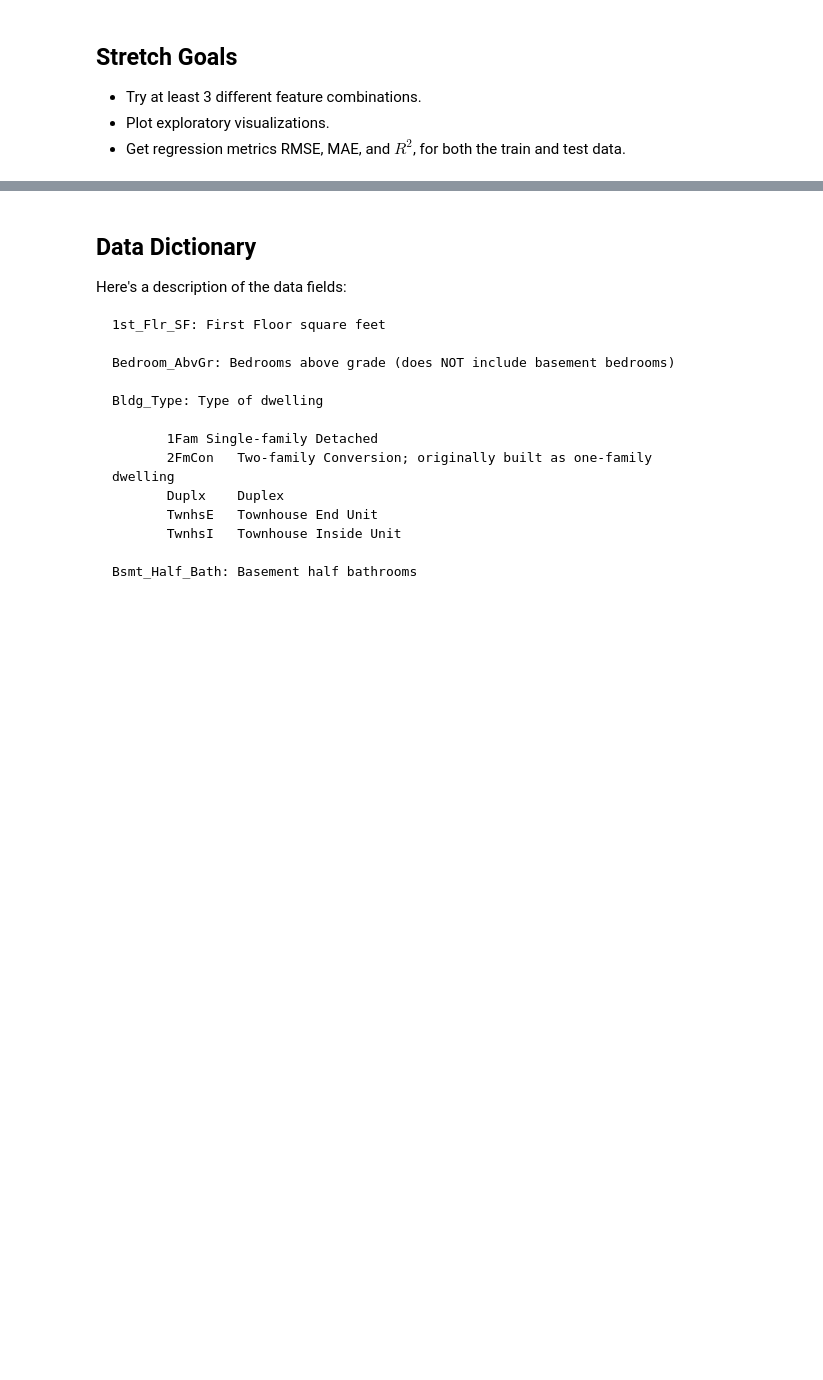
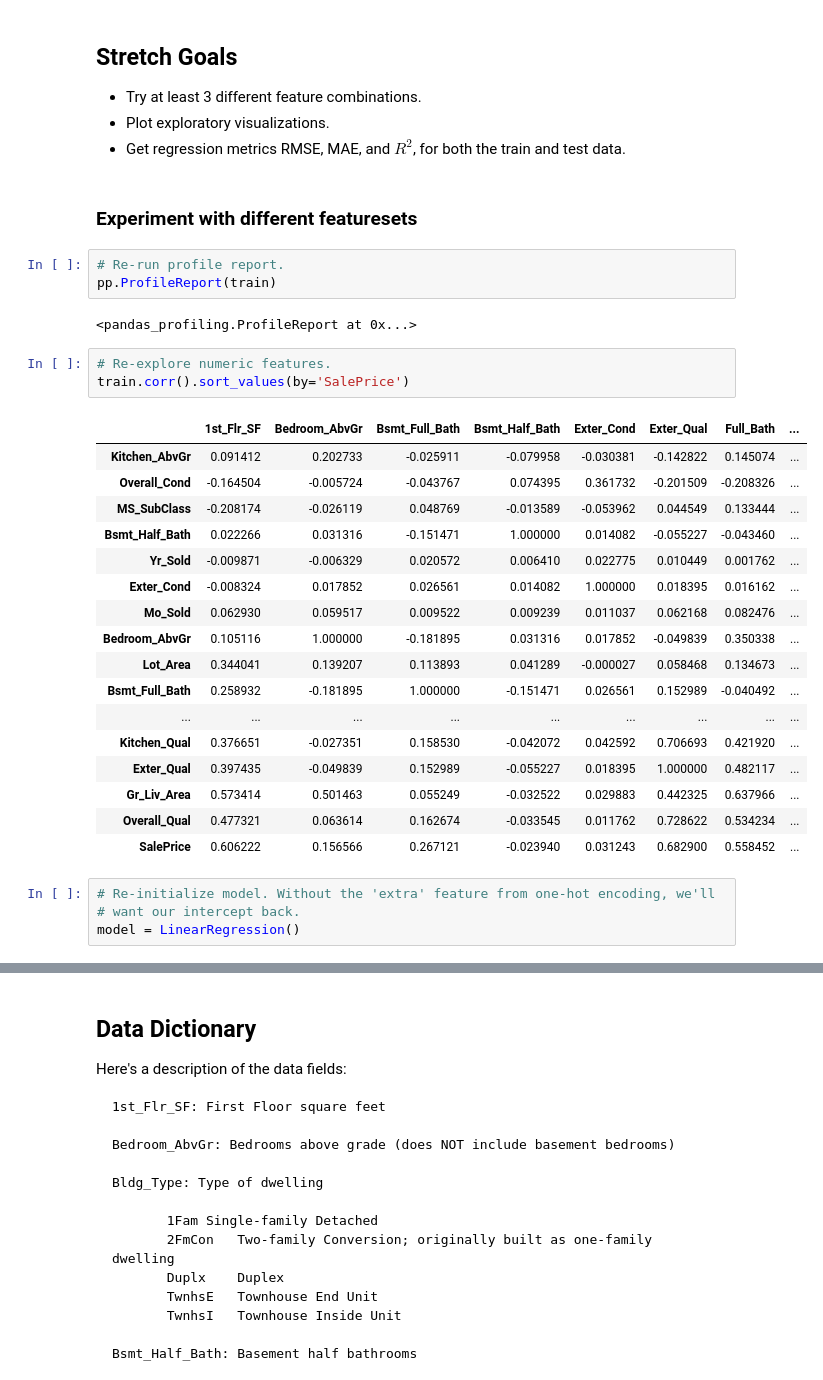
Before and after one commit to LambdaSchool/DEPRECATED-DS-Unit-2-Linear-Models, a Jupyter notebook: DS_Sprint_Challenge_5_Linear_Models.ipynb, the cells around one changed output, grey strips where cells are left out. Saved outputs shown, nothing was run; the diff lists cells and outputs as text; blank space fills up the shorter version.

Commit message:
Experiment with different feature sets.

```diff
--- a/DS_Sprint_Challenge_5_Linear_Models.ipynb
+++ b/DS_Sprint_Challenge_5_Linear_Models.ipynb
@@ -362,3 +363,35 @@ coefs.sort_values().plot.barh();
 - Try at least 3 different feature combinations.
 - Plot exploratory visualizations.
 - Get regression metrics RMSE, MAE, and $R^2$, for both the train and test data.
+# %% [markdown]
+### Experiment with different featuresets
+# %%
+# Re-run profile report.
+pp.ProfileReport(train)
+# %% [output]
+<pandas_profiling.ProfileReport at 0x...>
+# %%
+# Re-explore numeric features.
+train.corr().sort_values(by='SalePrice')
+# %% [output]
+|  | 1st_Flr_SF | Bedroom_AbvGr | Bsmt_Full_Bath | Bsmt_Half_Bath | Exter_Cond | Exter_Qual | Full_Bath | ... |
+| Kitchen_AbvGr | 0.091412 | 0.202733 | -0.025911 | -0.079958 | -0.030381 | -0.142822 | 0.145074 | ... |
+| Overall_Cond | -0.164504 | -0.005724 | -0.043767 | 0.074395 | 0.361732 | -0.201509 | -0.208326 | ... |
+| MS_SubClass | -0.208174 | -0.026119 | 0.048769 | -0.013589 | -0.053962 | 0.044549 | 0.133444 | ... |
+| Bsmt_Half_Bath | 0.022266 | 0.031316 | -0.151471 | 1.000000 | 0.014082 | -0.055227 | -0.043460 | ... |
+| Yr_Sold | -0.009871 | -0.006329 | 0.020572 | 0.006410 | 0.022775 | 0.010449 | 0.001762 | ... |
+| Exter_Cond | -0.008324 | 0.017852 | 0.026561 | 0.014082 | 1.000000 | 0.018395 | 0.016162 | ... |
+| Mo_Sold | 0.062930 | 0.059517 | 0.009522 | 0.009239 | 0.011037 | 0.062168 | 0.082476 | ... |
+| Bedroom_AbvGr | 0.105116 | 1.000000 | -0.181895 | 0.031316 | 0.017852 | -0.049839 | 0.350338 | ... |
+| Lot_Area | 0.344041 | 0.139207 | 0.113893 | 0.041289 | -0.000027 | 0.058468 | 0.134673 | ... |
+| Bsmt_Full_Bath | 0.258932 | -0.181895 | 1.000000 | -0.151471 | 0.026561 | 0.152989 | -0.040492 | ... |
+| ... | ... | ... | ... | ... | ... | ... | ... | ... |
+| Kitchen_Qual | 0.376651 | -0.027351 | 0.158530 | -0.042072 | 0.042592 | 0.706693 | 0.421920 | ... |
+| Exter_Qual | 0.397435 | -0.049839 | 0.152989 | -0.055227 | 0.018395 | 1.000000 | 0.482117 | ... |
+| Gr_Liv_Area | 0.573414 | 0.501463 | 0.055249 | -0.032522 | 0.029883 | 0.442325 | 0.637966 | ... |
+| Overall_Qual | 0.477321 | 0.063614 | 0.162674 | -0.033545 | 0.011762 | 0.728622 | 0.534234 | ... |
+| SalePrice | 0.606222 | 0.156566 | 0.267121 | -0.023940 | 0.031243 | 0.682900 | 0.558452 | ... |
+# %%
+# Re-initialize model. Without the 'extra' feature from one-hot encoding, we'll
+# want our intercept back.
+model = LinearRegression()
```
Also changed, not shown: parts of 12 cells of this notebook.
